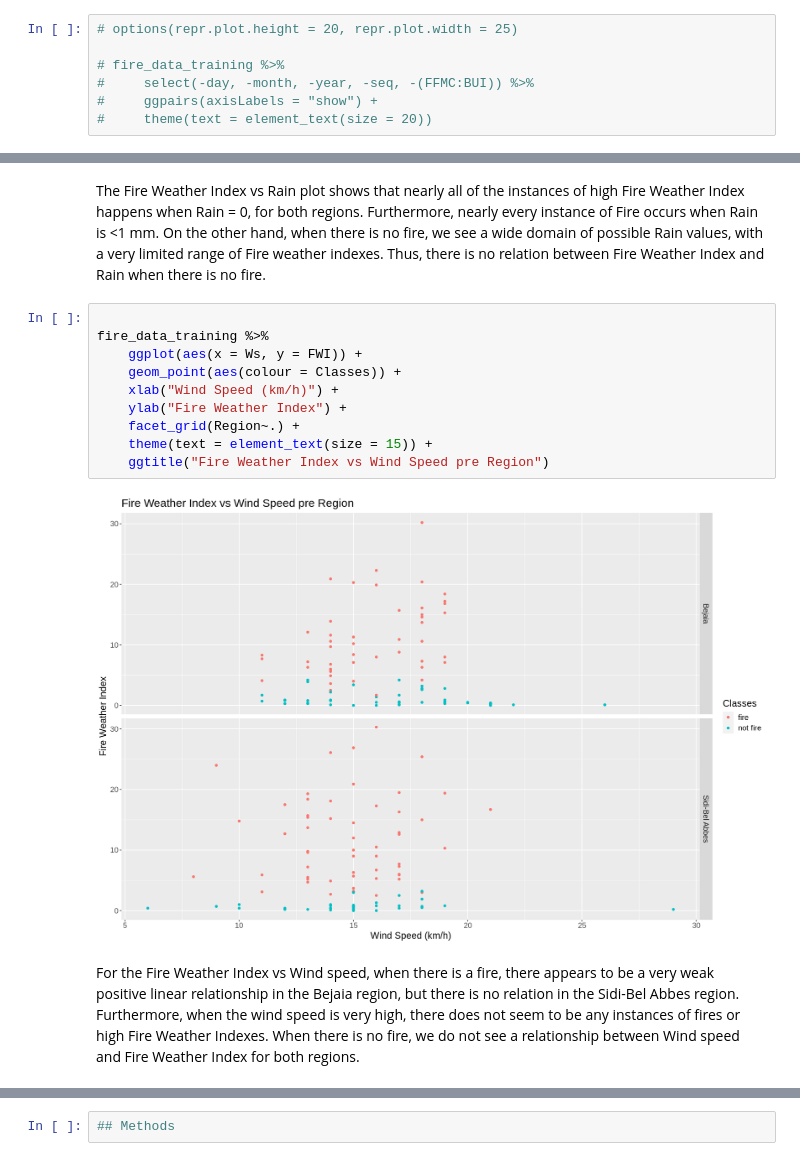
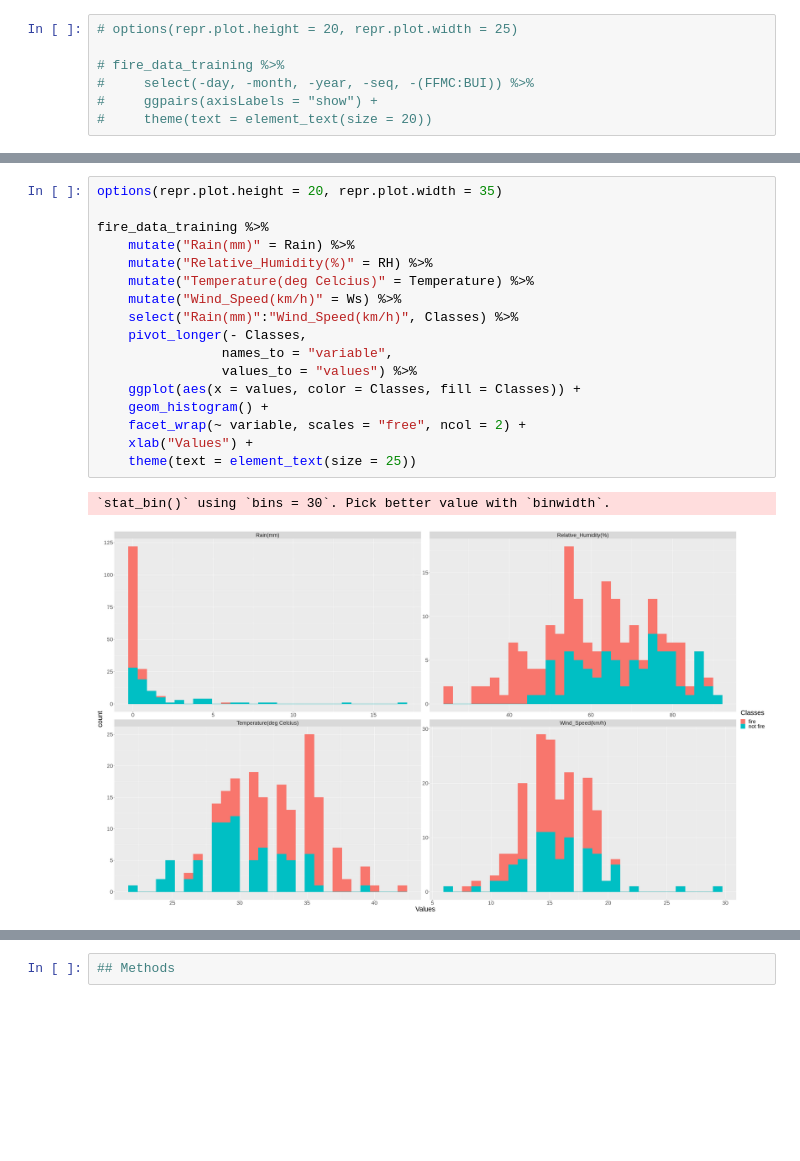
Before and after one commit to danielhou13/DSCI-100-Project-gr-17, a Jupyter notebook: Proposal.ipynb, the cells around one changed output, grey strips where cells are left out. Drawn from its saved outputs; the diff is of its cells as text; blank space fills up the shorter version.

```diff
--- a/Proposal.ipynb
+++ b/Proposal.ipynb
@@ -156,16 +129,20 @@ fire_data_training %>%
-# %% [markdown]
-The Fire Weather Index vs Rain plot shows that nearly all of the instances of high Fire Weather Index happens when Rain = 0, for both regions. Furthermore, nearly every instance of Fire occurs when Rain is <1 mm. On the other hand, when there is no fire, we see a wide domain of possible Rain values, with a very limited range of Fire weather indexes. Thus, there is no relation between Fire Weather Index and Rain when there is no fire.
-# %%
-
-fire_data_training %>%
-    ggplot(aes(x = Ws, y = FWI)) +
-    geom_point(aes(colour = Classes)) +
-    xlab("Wind Speed (km/h)") +
-    ylab("Fire Weather Index") +
-    facet_grid(Region~.) +
-    theme(text = element_text(size = 15)) +
-    ggtitle("Fire Weather Index vs Wind Speed pre Region")
-# %% [output]
-[figure, removed]
-# %% [markdown]
-For the Fire Weather Index vs Wind speed, when there is a fire, there appears to be a very weak positive linear relationship in the Bejaia region, but there is no relation in the Sidi-Bel Abbes region. Furthermore, when the wind speed is very high, there does not seem to be any instances of fires or high Fire Weather Indexes. When there is no fire, we do not see a relationship between Wind speed and Fire Weather Index for both regions.
+# %%
+options(repr.plot.height = 20, repr.plot.width = 35)
+
+fire_data_training %>%
+    mutate("Rain(mm)" = Rain) %>%
+    mutate("Relative_Humidity(%)" = RH) %>%
+    mutate("Temperature(deg Celcius)" = Temperature) %>%
+    mutate("Wind_Speed(km/h)" = Ws) %>%
+    select("Rain(mm)":"Wind_Speed(km/h)", Classes) %>%
+    pivot_longer(- Classes,
+                names_to = "variable",
+                values_to = "values") %>%
+    ggplot(aes(x = values, color = Classes, fill = Classes)) +
+    geom_histogram() +
+    facet_wrap(~ variable, scales = "free", ncol = 2) +
+    xlab("Values") +
+    theme(text = element_text(size = 25))
+# %% [output]
+`stat_bin()` using `bins = 30`. Pick better value with `binwidth`.
+[figure, added]
```
Also changed, not shown: parts of 8 cells of this notebook.
